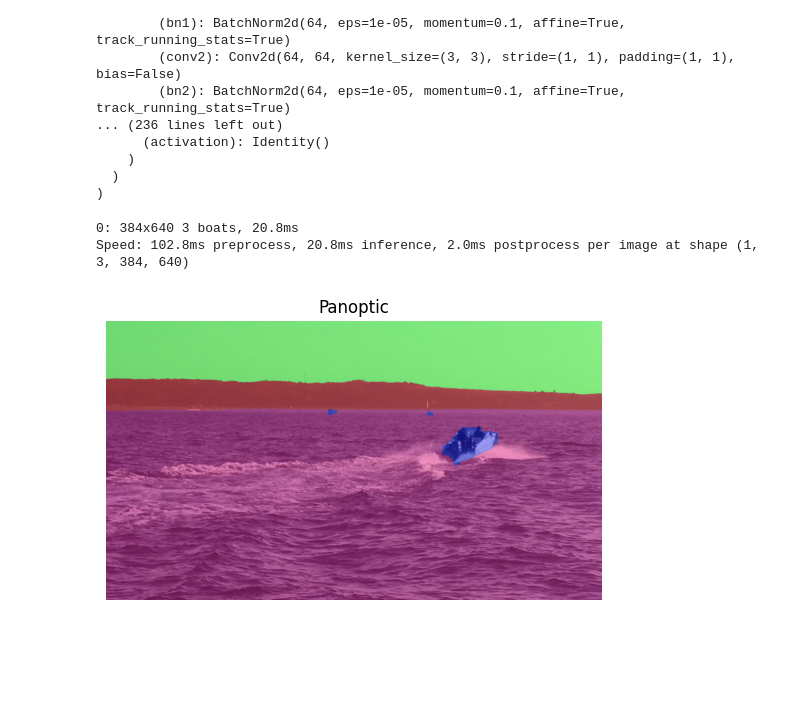
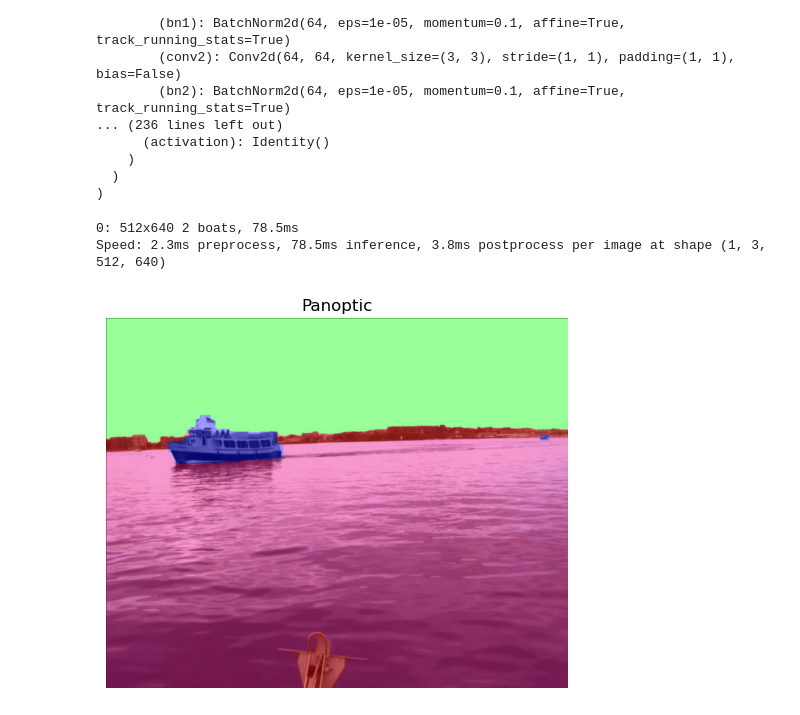
Before and after one commit to DmitriyZhariy/USV-Obstacle-Detection, a Jupyter notebook: core/fusion_picture.ipynb, the cells around one changed output. Drawn from its saved outputs; the diff is of its cells as text; code cells hidden in the pictures; blank space fills up the shorter version.

```diff
--- a/core/fusion_picture.ipynb
+++ b/core/fusion_picture.ipynb
@@ -13,10 +13,10 @@ deeplab_model = smp.DeepLabV3Plus(
 )
 # %%
 # YOLO (instance)
-yolo_model = YOLO(r"E:\Education\4 course 2 semester\Practice\panoptic_project\runs\yolo_instance_marine\yolo_resized\yolo_40_832\weights\best.pt")
+yolo_model = YOLO(r"E:\Education\4 course 2 semester\Diploma\panoptic_project\runs\instance_segmentation\yolo\medium\best.pt")
 
 # DeepLab (semantic)
-deeplab_model.load_state_dict(torch.load(r"E:\Education\4 course 2 semester\Practice\panoptic_project\runs\deeplab_semantic_marine\3\deeplab_lars_20.pth"))
+deeplab_model.load_state_dict(torch.load(r"E:\Education\4 course 2 semester\Diploma\panoptic_project\runs\semantic_segmentation\deeplab_30\2\deeplab_lars_30.pth"))
 deeplab_model = deeplab_model.cuda()
 deeplab_model.eval()
 # %% [output]
@@ -112,16 +112,16 @@ def visualize_panoptic(image, panoptic_map):
 # %%
 import matplotlib.pyplot as plt
 
-img = cv2.imread(r"E:\Education\4 course 2 semester\Practice\panoptic_project\Data\LaRS_fusion\semantic\train\images\inhouse_seq_30_00409.jpg")
+img = cv2.imread(r"E:\Education\4 course 2 semester\Diploma\panoptic_project\data\LaRS_fusion\val\mit_seq_02_01619.jpg")
 
 panoptic = panoptic_fusion(img)
 result = visualize_panoptic(img, panoptic)
 
 plt.imshow(cv2.cvtColor(result, cv2.COLOR_BGR2RGB))
 plt.title("Panoptic")
 plt.axis("off")
 plt.show()
 # %% [output]
-0: 384x640 3 boats, 20.8ms
-Speed: 102.8ms preprocess, 20.8ms inference, 2.0ms postprocess per image at shape (1, 3, 384, 640)
+0: 512x640 2 boats, 78.5ms
+Speed: 2.3ms preprocess, 78.5ms inference, 3.8ms postprocess per image at shape (1, 3, 512, 640)
-[figure, old version]
+[figure, new version]
```
Also changed, not shown: 31 other files.
